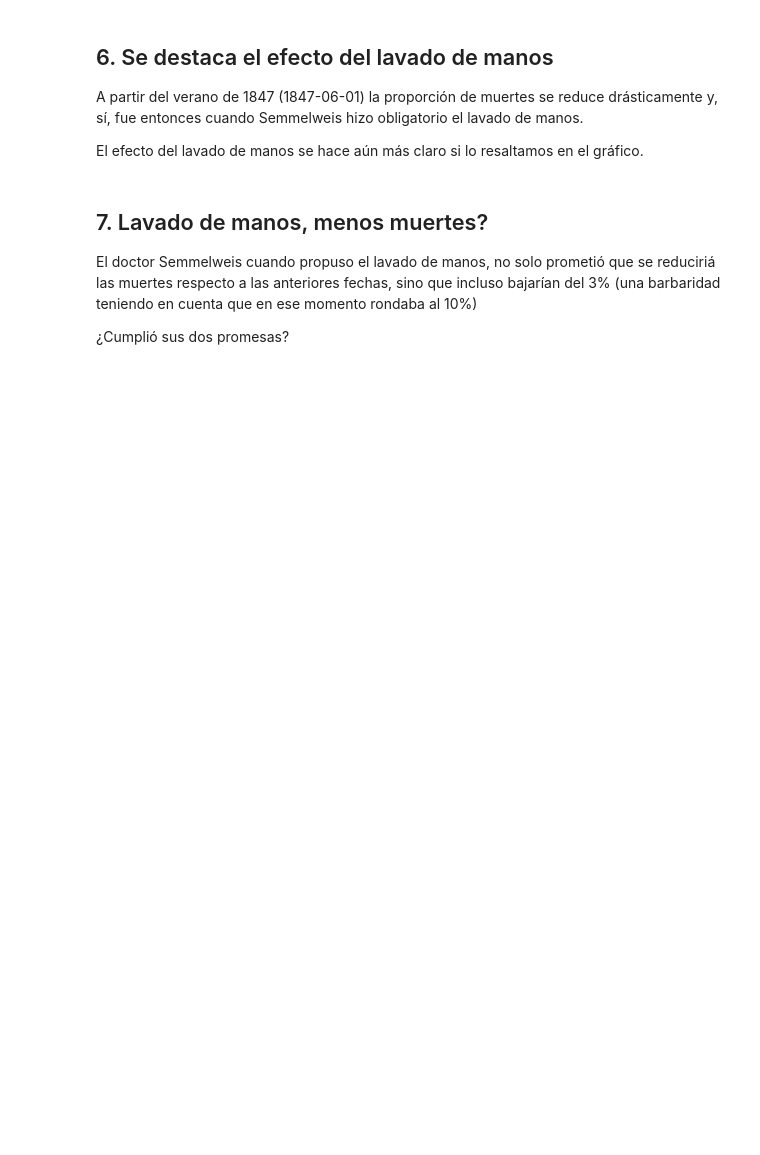
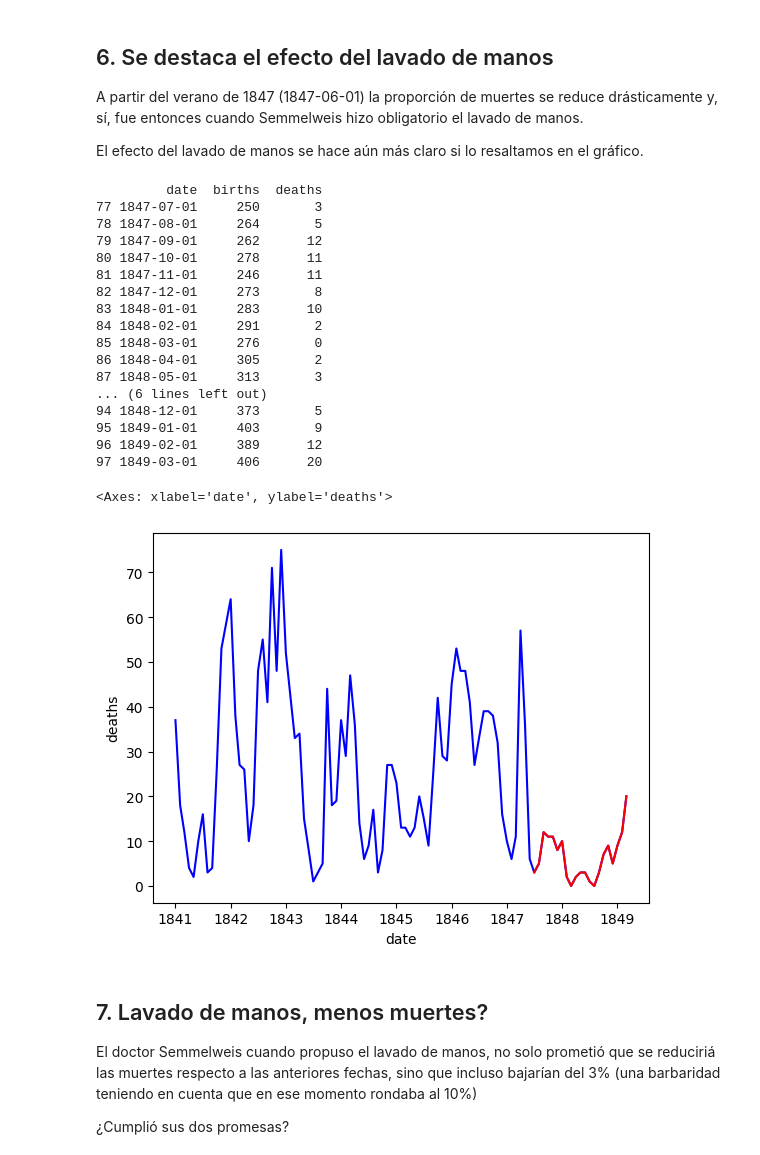
Before and after one commit to MarcMartinezM/PracticasIABigData, a Jupyter notebook: DATA SCIENCE MODELS ESTADÍSTICS/HYPOTESIS/CasoUso_HypTesting(Lavado Manos)/CasoUso_LavadoDeManos/CasoUso_LavadoDeManos.ipynb, the cells around one changed output. Cells and saved outputs as stored; diff of their text form; code cells hidden in the pictures; blank space fills up the shorter version.

```diff
--- a/DATA SCIENCE MODELS ESTADÍSTICS/HYPOTESIS/CasoUso_HypTesting(Lavado Manos)/CasoUso_LavadoDeManos/CasoUso_LavadoDeManos.ipynb
+++ b/DATA SCIENCE MODELS ESTADÍSTICS/HYPOTESIS/CasoUso_HypTesting(Lavado Manos)/CasoUso_LavadoDeManos/CasoUso_LavadoDeManos.ipynb
@@ -38,3 +78,31 @@ import pandas as pd
+# %%
+df_lavateLasManos2fecha = df_lavateLasManos2.query('date > "1847-06-01"')
+print(df_lavateLasManos2fecha)
+
+
+sns.lineplot(x="date",y="deaths",data=df_lavateLasManos2,color="blue")
+
+sns.lineplot(x="date",y="deaths",data=df_lavateLasManos2fecha,color="red")
+# %% [output]
+         date  births  deaths
+77 1847-07-01     250       3
+78 1847-08-01     264       5
+79 1847-09-01     262      12
+80 1847-10-01     278      11
+81 1847-11-01     246      11
+82 1847-12-01     273       8
+83 1848-01-01     283      10
+84 1848-02-01     291       2
+85 1848-03-01     276       0
+86 1848-04-01     305       2
+87 1848-05-01     313       3
+... (6 lines left out)
+94 1848-12-01     373       5
+95 1849-01-01     403       9
+96 1849-02-01     389      12
+97 1849-03-01     406      20
+<Axes: xlabel='date', ylabel='deaths'>
+[figure, added]
 # %% [markdown]
 ## 7. Lavado de manos, menos muertes?
 <p>El doctor Semmelweis cuando propuso el lavado de manos, no solo prometió que se reduciriá las muertes respecto a las anteriores fechas, sino que incluso bajarían del 3% (una barbaridad teniendo en cuenta que en ese momento rondaba al 10%)</p> ¿Cumplió sus dos promesas?
```
Also changed, not shown: parts of 8 cells of this notebook.
